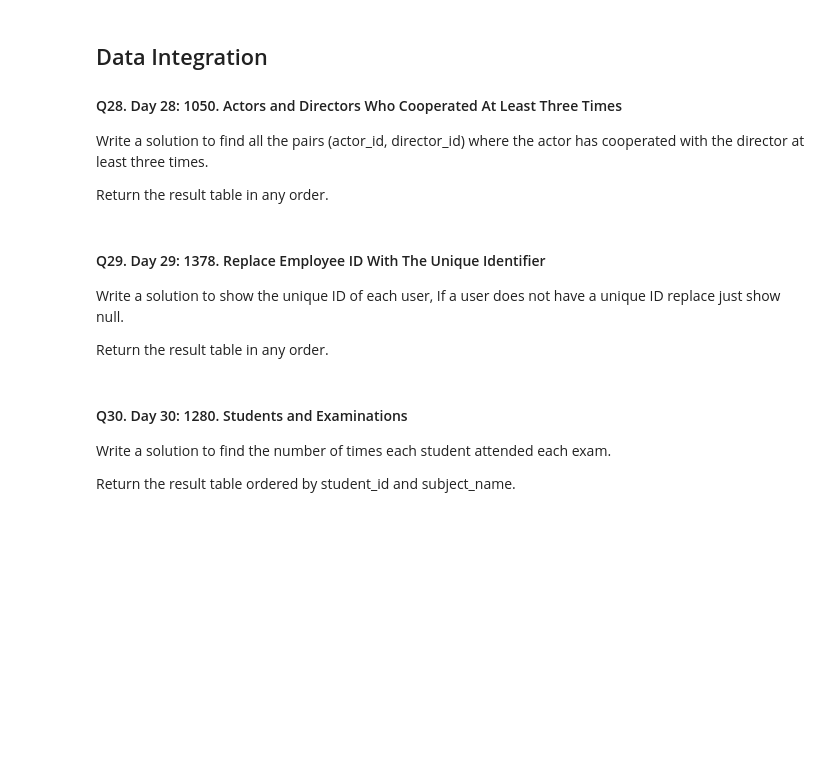
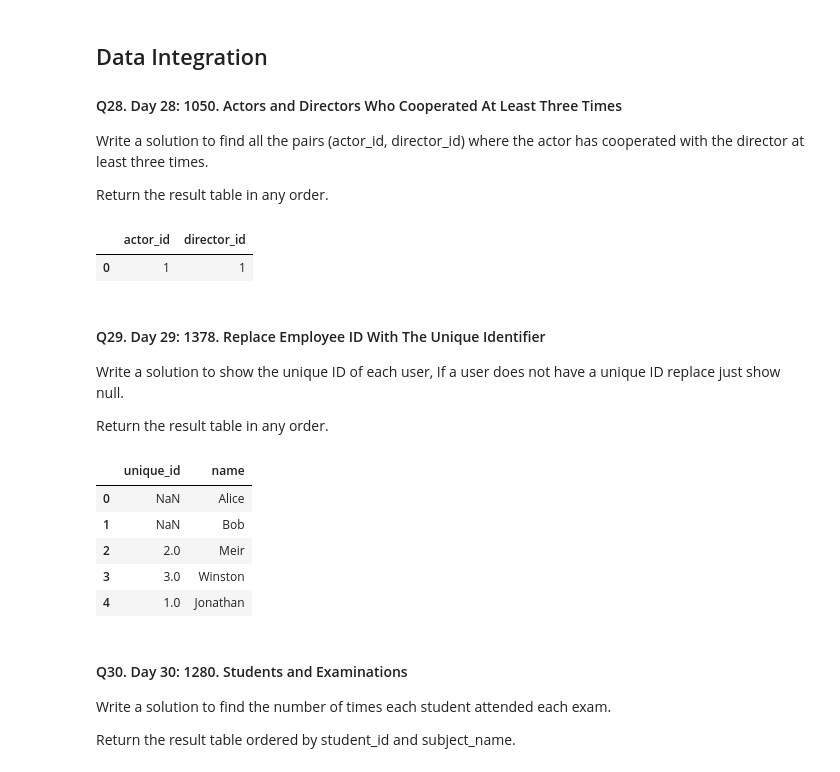
Before and after one commit to manishpan/pandas-practice, a Jupyter notebook: 30_days_of_pandas.ipynb, the cells around one changed output. Saved outputs shown, nothing was run; the diff lists cells and outputs as text; code cells hidden in the pictures; blank space fills up the shorter version.

```diff
--- a/30_days_of_pandas.ipynb
+++ b/30_days_of_pandas.ipynb
@@ -605,7 +691,8 @@ Return the result table in any order.
 import pandas as pd
 
 def actors_and_directors(actor_director: pd.DataFrame) -> pd.DataFrame:
-    pass
+    ad_groupby = actor_director.groupby(["actor_id", "director_id"], as_index=False).count()
+    return ad_groupby.loc[ad_groupby["timestamp"] >= 3, ["actor_id", "director_id"]]
 
 #Test case:
 actor_id = [1, 1, 1, 1, 1, 2, 2]
@@ -613,9 +700,12 @@ director_id = [1, 1, 1, 2, 2, 1, 1]
 timestamp = [0, 1, 2, 3, 4, 5, 6]
 ad_table = list(zip(actor_id, director_id, timestamp))
 
-actor_director = pd.DataFrame(ad_table, columns=['actor_id', 'director_id', 'timestampe'])
+actor_director = pd.DataFrame(ad_table, columns=['actor_id', 'director_id', 'timestamp'])
 
 actors_and_directors(actor_director)
+# %% [output]
+|  | actor_id | director_id |
+| 0 | 1 | 1 |
 # %% [markdown]
 #### Q29. Day 29: 1378. Replace Employee ID With The Unique Identifier
 
@@ -625,16 +715,24 @@ Return the result table in any order.
 # %%
 import pandas as pd
 
 def replace_employee_id(employees: pd.DataFrame, employee_uni: pd.DataFrame) -> pd.DataFrame:
-    pass
+    df = pd.merge(left=employees, right=employee_uni, left_on='id', right_on='id', how='left')
+    return df.loc[:, ["unique_id", "name"]]
 
 # Test case:
 emp_table = [[1, 'Alice'], [7, 'Bob'], [11, 'Meir'], [90, 'Winston'], [3, 'Jonathan']]
 empUNI = [[3, 1], [11, 2], [90, 3]]
 employees = pd.DataFrame(emp_table, columns=['id', 'name'])
 employeeUNI = pd.DataFrame(empUNI, columns=['id', 'unique_id'])
 
 replace_employee_id(employees, employeeUNI)
+# %% [output]
+|  | unique_id | name |
+| 0 | NaN | Alice |
+| 1 | NaN | Bob |
+| 2 | 2.0 | Meir |
+| 3 | 3.0 | Winston |
+| 4 | 1.0 | Jonathan |
 # %% [markdown]
 #### Q30. Day 30: 1280. Students and Examinations
 
```
Also changed, not shown: parts of 12 cells of this notebook.
